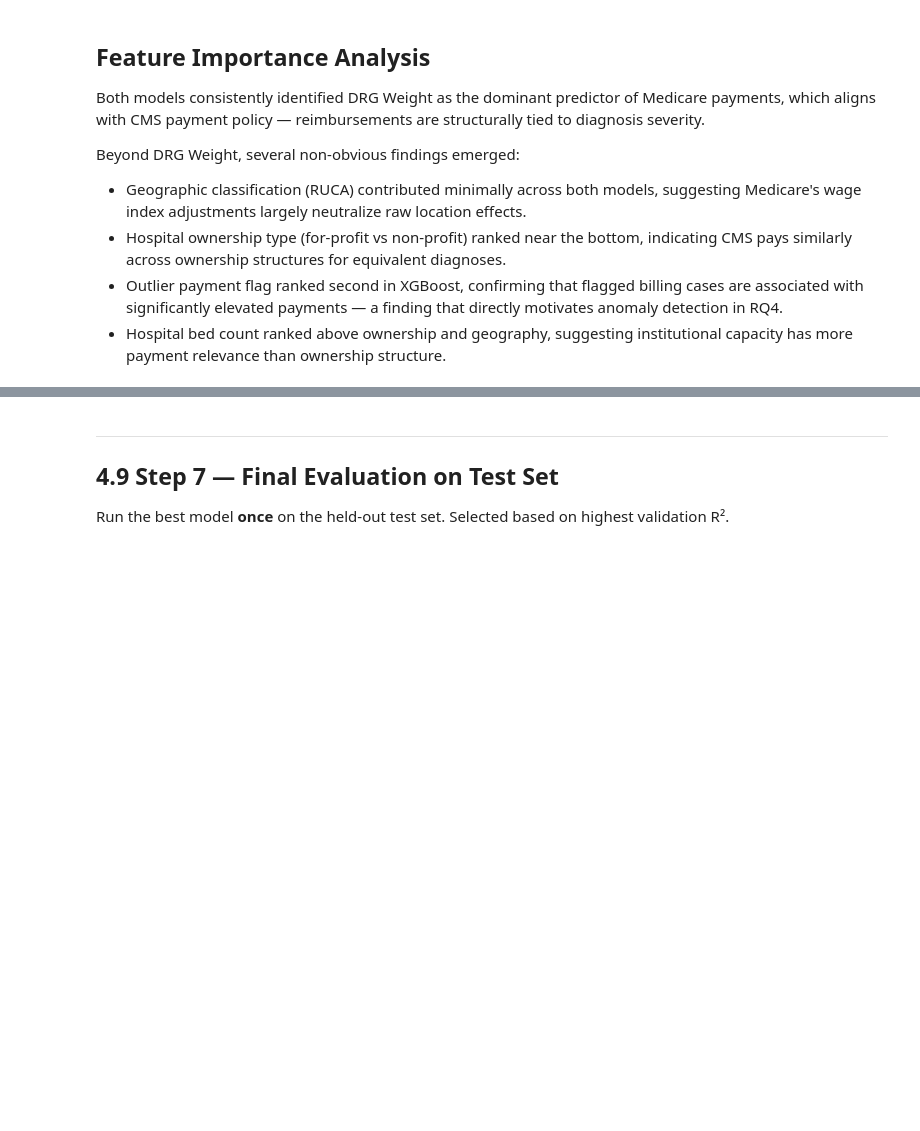
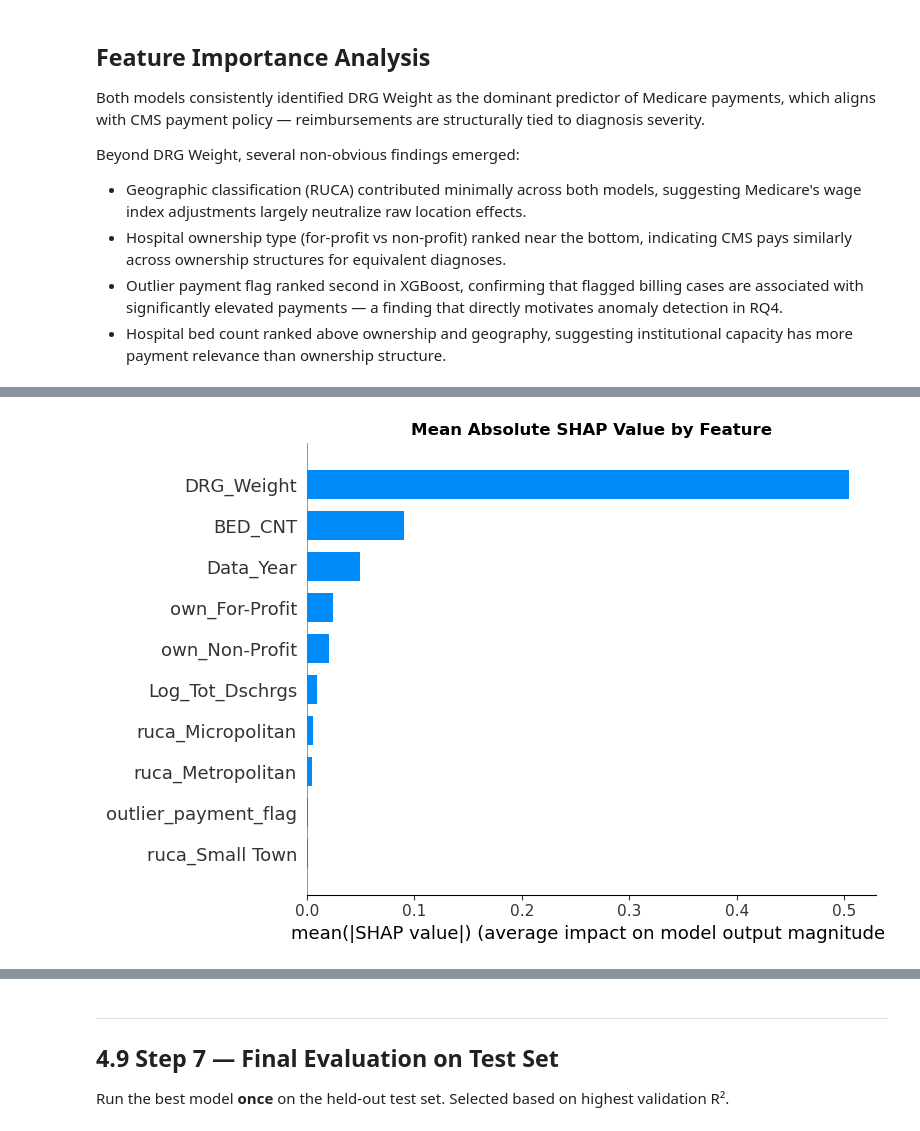
Before and after one commit to AlphonsaSruthi/MedicareDataAnalysis, a Jupyter notebook: Scripts/04_Modeling_RQ3.ipynb, the cells around one changed output, grey strips where cells are left out. Drawn from its saved outputs; the diff is of its cells as text; code cells hidden in the pictures; blank space fills up the shorter version.

```diff
--- a/Scripts/04_Modeling_RQ3.ipynb
+++ b/Scripts/04_Modeling_RQ3.ipynb
@@ -746,0 +745,14 @@ shap not installed. Run: pip install shap
+# %%
+# ── Plot 2: Bar — mean absolute SHAP ─────────────────────────
+plt.figure()
+shap.summary_plot(
+    shap_values, X_shap,
+    feature_names=RQ3_FEATURES,
+    plot_type='bar',
+    show=False
+)
+plt.title('Mean Absolute SHAP Value by Feature', fontweight='bold')
+plt.tight_layout()
+plt.show()
+# %% [output]
+[figure, added]
```
Also changed, not shown: parts of 10 cells of this notebook, 9 other files.
